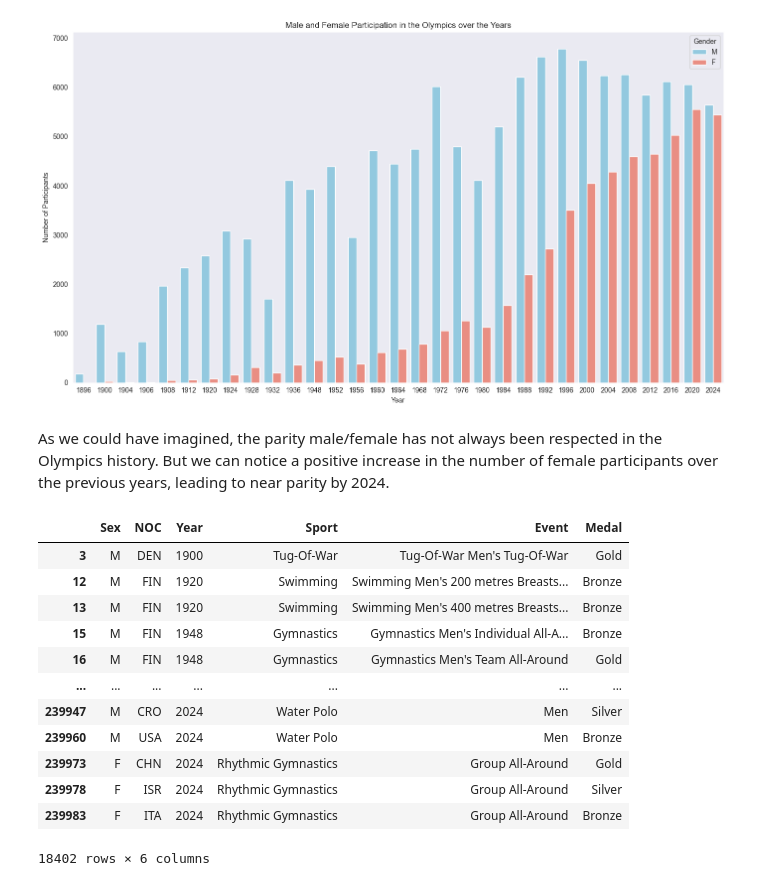
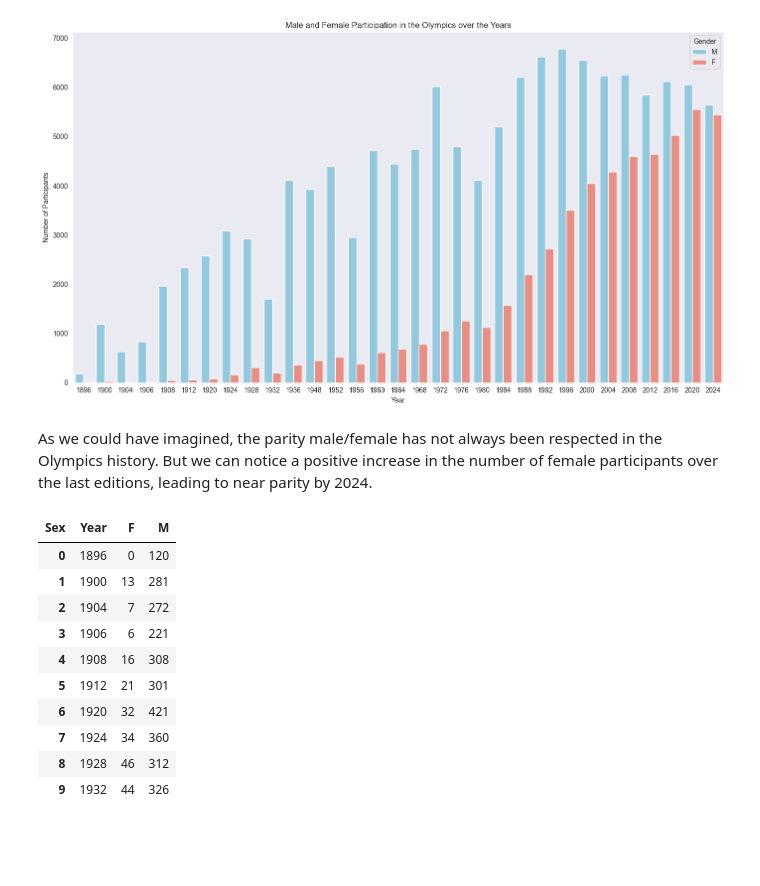
Before and after one commit to G2812/Olympic-Games, a Jupyter notebook: olympic_games_analysis.ipynb, the cells around one changed output. Saved outputs shown, nothing was run; the diff lists cells and outputs as text; code cells hidden in the pictures; blank space fills up the shorter version.

```diff
--- a/olympic_games_analysis.ipynb
+++ b/olympic_games_analysis.ipynb
@@ -1018,21 +1019,21 @@ plt.show()
 # %% [output]
 [figure]
 # %% [markdown]
-As we could have imagined, the parity male/female has not always been respected in the Olympics history. But we can notice a positive increase in the number of female participants over the previous years, leading to near parity by 2024.
+As we could have imagined, the parity male/female has not always been respected in the Olympics history. But we can notice a positive increase in the number of female participants over the last editions, leading to near parity by 2024.
 # %%
 gender_medals_df = raw_data_df_final[raw_data_df_final.Medal != 'No medal'][['Sex', 'NOC', 'Year', 'Sport', 'Event','Medal']].drop_duplicates()
-gender_medals_df
+gender_medals_df = gender_medals_df.groupby(['Year', 'Sex']).size().unstack(fill_value=0).reset_index()
+
+gender_medals_df.head(10)
 # %% [output]
-|  | Sex | NOC | Year | Sport | Event | Medal |
-| 3 | M | DEN | 1900 | Tug-Of-War | Tug-Of-War Men's Tug-Of-War | Gold |
-| 12 | M | FIN | 1920 | Swimming | Swimming Men's 200 metres Breasts... | Bronze |
-| 13 | M | FIN | 1920 | Swimming | Swimming Men's 400 metres Breasts... | Bronze |
-| 15 | M | FIN | 1948 | Gymnastics | Gymnastics Men's Individual All-A... | Bronze |
-| 16 | M | FIN | 1948 | Gymnastics | Gymnastics Men's Team All-Around | Gold |
-| ... | ... | ... | ... | ... | ... | ... |
-| 239947 | M | CRO | 2024 | Water Polo | Men | Silver |
-| 239960 | M | USA | 2024 | Water Polo | Men | Bronze |
-| 239973 | F | CHN | 2024 | Rhythmic Gymnastics | Group All-Around | Gold |
-| 239978 | F | ISR | 2024 | Rhythmic Gymnastics | Group All-Around | Silver |
-| 239983 | F | ITA | 2024 | Rhythmic Gymnastics | Group All-Around | Bronze |
+| Sex | Year | F | M |
+| 0 | 1896 | 0 | 120 |
+| 1 | 1900 | 13 | 281 |
+| 2 | 1904 | 7 | 272 |
+| 3 | 1906 | 6 | 221 |
+| 4 | 1908 | 16 | 308 |
+| 5 | 1912 | 21 | 301 |
+| 6 | 1920 | 32 | 421 |
+| 7 | 1924 | 34 | 360 |
+| 8 | 1928 | 46 | 312 |
+| 9 | 1932 | 44 | 326 |
-18402 rows × 6 columns
```
Also changed, not shown: parts of 13 cells of this notebook.
